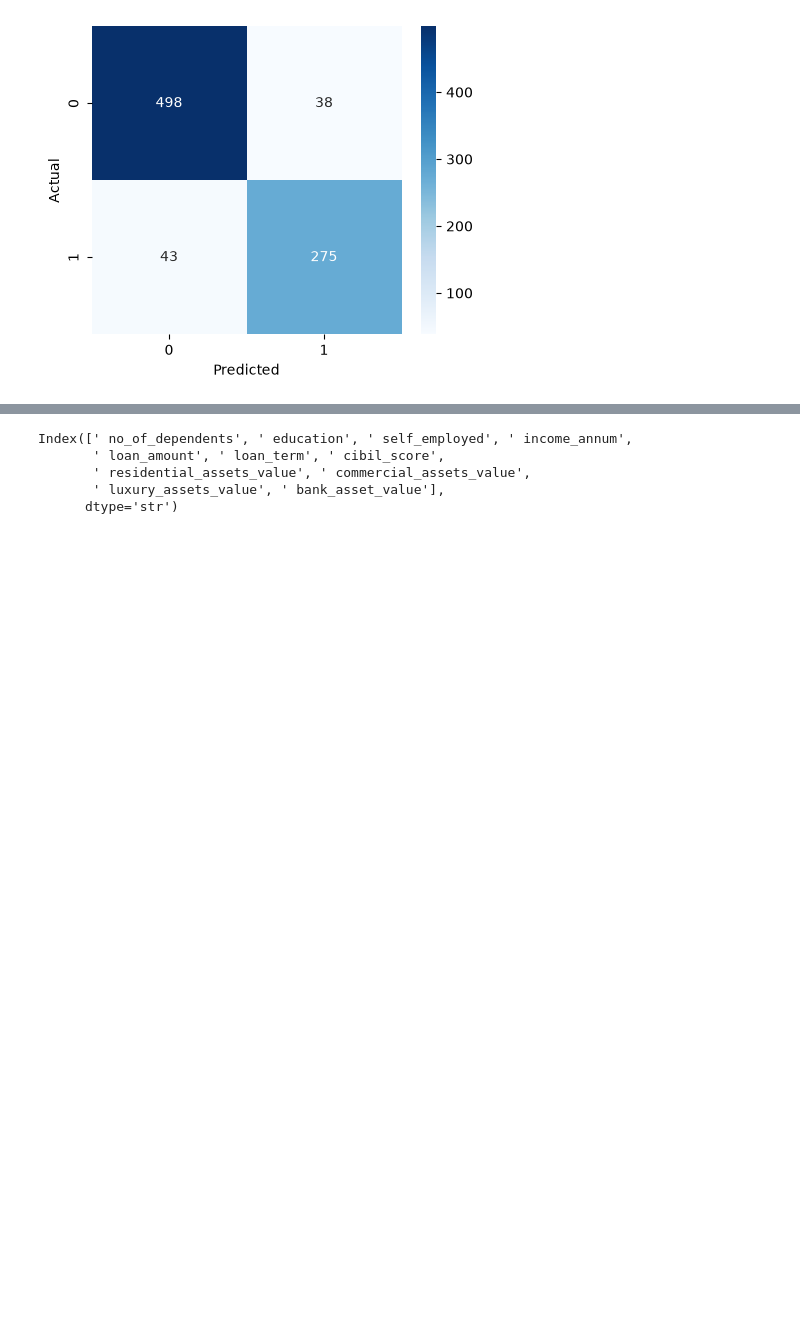
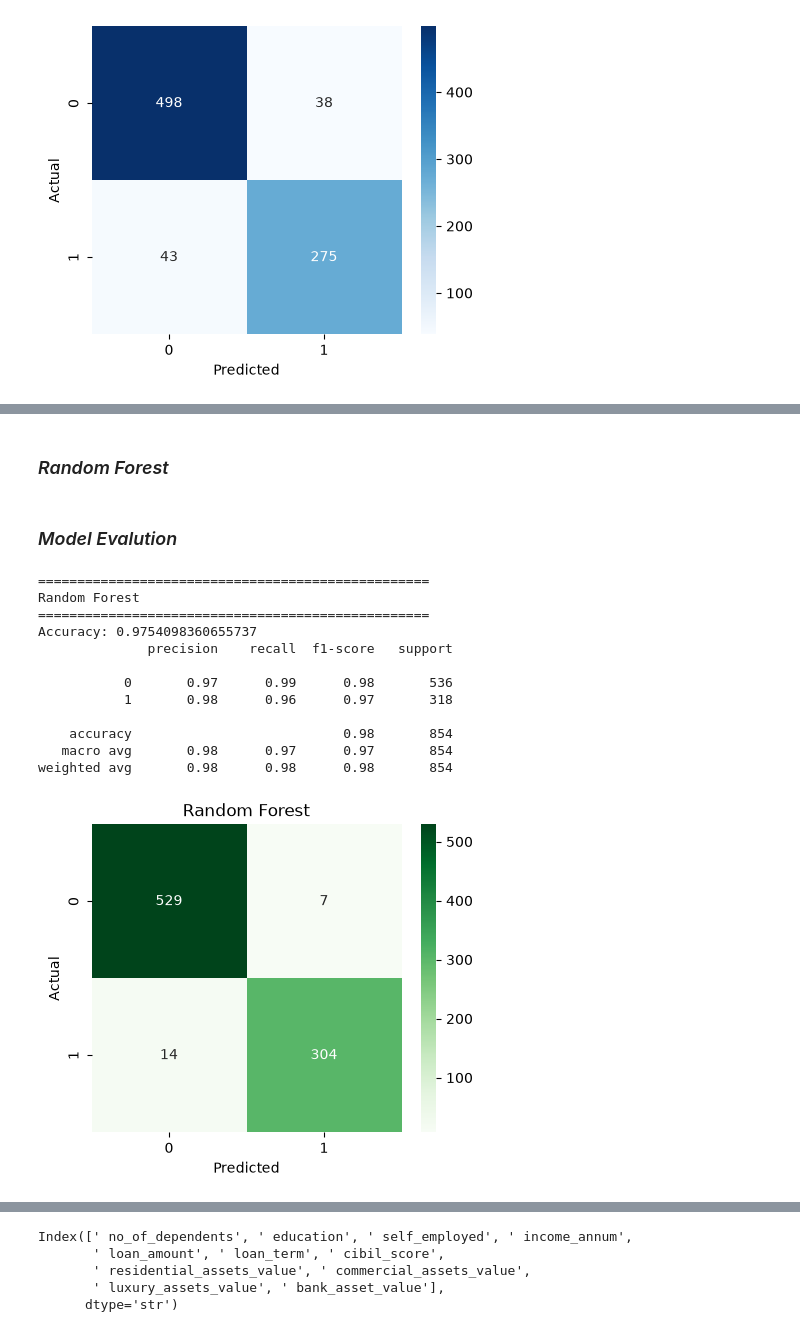
Before and after one commit to Alzahraa-Gamal22/Machine-Learning-NTI_Projects, a Jupyter notebook: Classification Project/Loan_Approval_Coding.ipynb, the cells around one changed output, grey strips where cells are left out. Drawn from its saved outputs; the diff is of its cells as text; code cells hidden in the pictures; blank space fills up the shorter version.

```diff
--- a/Classification Project/Loan_Approval_Coding.ipynb
+++ b/Classification Project/Loan_Approval_Coding.ipynb
@@ -202,0 +253,47 @@ plt.show()
+# %% [markdown]
+### *Random Forest*
+# %%
+from sklearn.ensemble import RandomForestClassifier
+
+
+rf_model = RandomForestClassifier(
+    n_estimators=100,
+    max_depth=8,
+    random_state=42
+)
+# %%
+rf_model.fit(X_train, y_train)
+rf_pred = rf_model.predict(X_test)
+# %% [markdown]
+### *Model Evalution*
+# %%
+rf_acc = accuracy_score(y_test, rf_pred)
+
+print("="*50)
+print("Random Forest")
+print("="*50)
+print("Accuracy:", rf_acc)
+print(classification_report(y_test, rf_pred))
+
+cm = confusion_matrix(y_test, rf_pred)
+
+plt.figure(figsize=(5,4))
+sns.heatmap(cm, annot=True, fmt="d", cmap="Greens")
+plt.title("Random Forest")
+plt.xlabel("Predicted")
+plt.ylabel("Actual")
+plt.show()
+# %% [output]
+==================================================
+Random Forest
+==================================================
+Accuracy: 0.9754098360655737
+              precision    recall  f1-score   support
+
+           0       0.97      0.99      0.98       536
+           1       0.98      0.96      0.97       318
+
+    accuracy                           0.98       854
+   macro avg       0.98      0.97      0.97       854
+weighted avg       0.98      0.98      0.98       854
+[figure, added]
```
Also changed, not shown: parts of 22 cells of this notebook, 2 other files.
